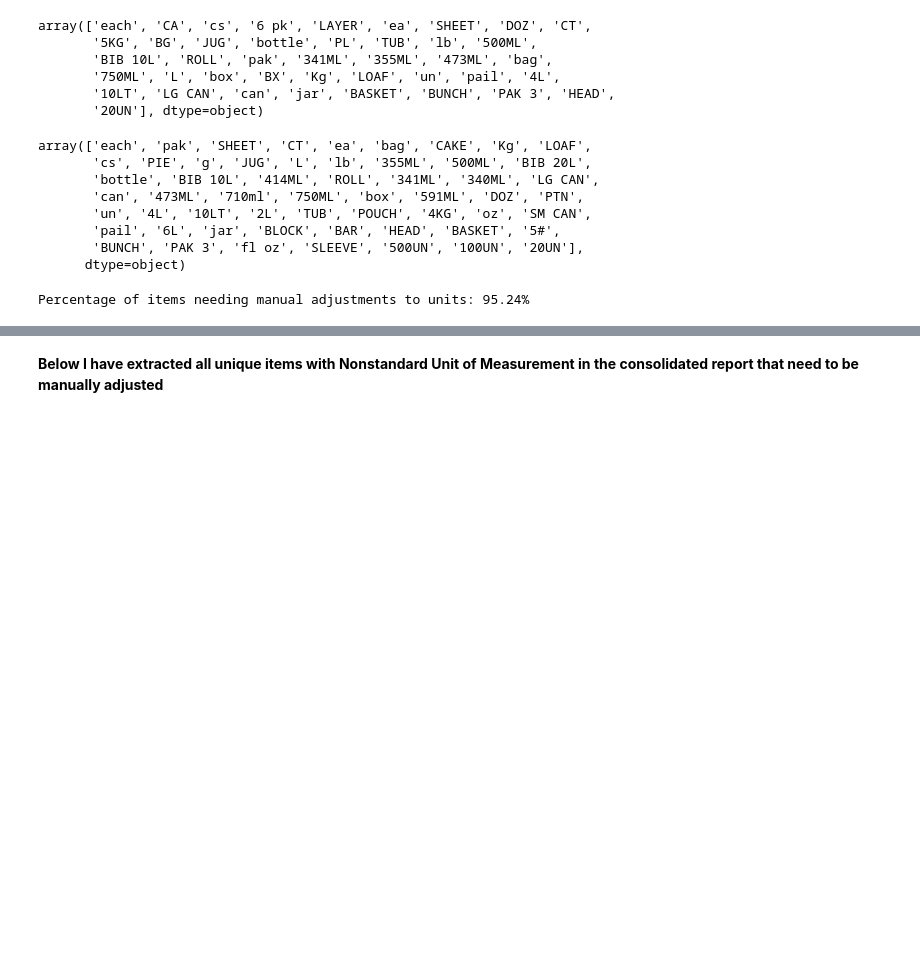
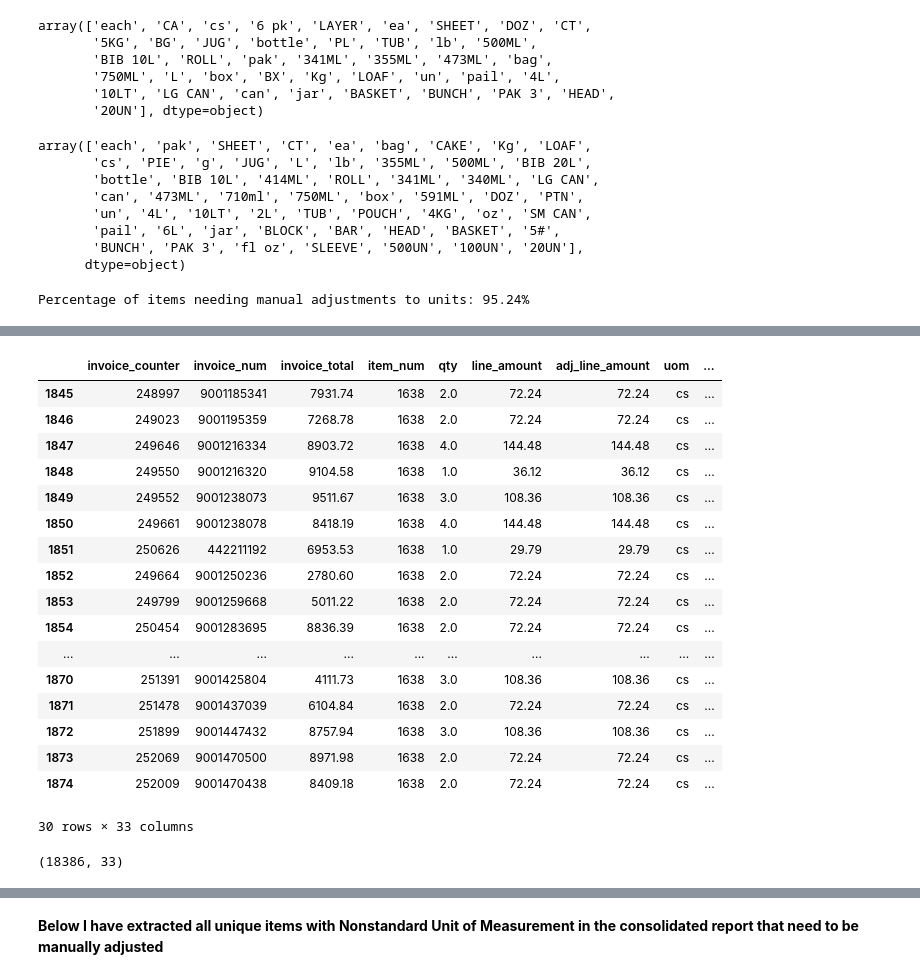
Before and after one commit to ssmubc/CFFS_jupyter_may29, a Jupyter notebook: Categorizing_IDs_to_GHG_IDs/Reorganizing_categories.ipynb, the cells around one changed output, grey strips where cells are left out. Saved outputs shown, nothing was run; the diff lists cells and outputs as text; code cells hidden in the pictures; blank space fills up the shorter version.

```diff
--- a/Categorizing_IDs_to_GHG_IDs/Reorganizing_categories.ipynb
+++ b/Categorizing_IDs_to_GHG_IDs/Reorganizing_categories.ipynb
@@ -862,0 +992,25 @@ array(['each', 'CA', 'cs', '6 pk', 'LAYER', 'ea', 'SHEET', 'DOZ', 'CT',
+# %%
+pd.DataFrame(consolidated_df.iloc[1845:1875, :])
+# %% [output]
+|  | invoice_counter | invoice_num | invoice_total | item_num | qty | line_amount | adj_line_amount | uom | ... |
+| 1845 | 248997 | 9001185341 | 7931.74 | 1638 | 2.0 | 72.24 | 72.24 | cs | ... |
+| 1846 | 249023 | 9001195359 | 7268.78 | 1638 | 2.0 | 72.24 | 72.24 | cs | ... |
+| 1847 | 249646 | 9001216334 | 8903.72 | 1638 | 4.0 | 144.48 | 144.48 | cs | ... |
+| 1848 | 249550 | 9001216320 | 9104.58 | 1638 | 1.0 | 36.12 | 36.12 | cs | ... |
+| 1849 | 249552 | 9001238073 | 9511.67 | 1638 | 3.0 | 108.36 | 108.36 | cs | ... |
+| 1850 | 249661 | 9001238078 | 8418.19 | 1638 | 4.0 | 144.48 | 144.48 | cs | ... |
+| 1851 | 250626 | 442211192 | 6953.53 | 1638 | 1.0 | 29.79 | 29.79 | cs | ... |
+| 1852 | 249664 | 9001250236 | 2780.60 | 1638 | 2.0 | 72.24 | 72.24 | cs | ... |
+| 1853 | 249799 | 9001259668 | 5011.22 | 1638 | 2.0 | 72.24 | 72.24 | cs | ... |
+| 1854 | 250454 | 9001283695 | 8836.39 | 1638 | 2.0 | 72.24 | 72.24 | cs | ... |
+| ... | ... | ... | ... | ... | ... | ... | ... | ... | ... |
+| 1870 | 251391 | 9001425804 | 4111.73 | 1638 | 3.0 | 108.36 | 108.36 | cs | ... |
+| 1871 | 251478 | 9001437039 | 6104.84 | 1638 | 2.0 | 72.24 | 72.24 | cs | ... |
+| 1872 | 251899 | 9001447432 | 8757.94 | 1638 | 3.0 | 108.36 | 108.36 | cs | ... |
+| 1873 | 252069 | 9001470500 | 8971.98 | 1638 | 2.0 | 72.24 | 72.24 | cs | ... |
+| 1874 | 252009 | 9001470438 | 8409.18 | 1638 | 2.0 | 72.24 | 72.24 | cs | ... |
+30 rows × 33 columns
+# %%
+consolidated_df.shape
+# %% [output]
+(18386, 33)
```
Also changed, not shown: parts of 24 cells of this notebook, 1 other file.
